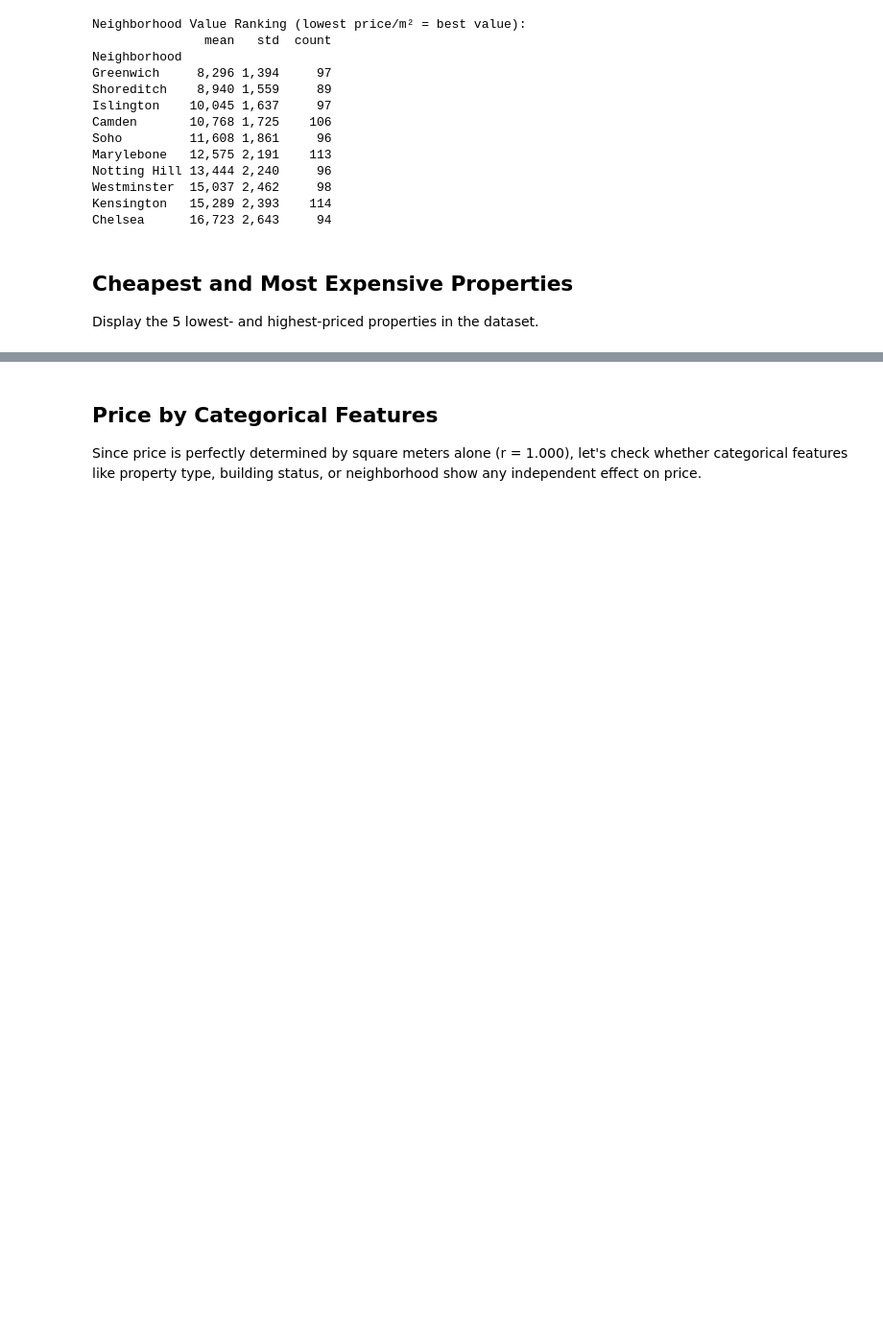
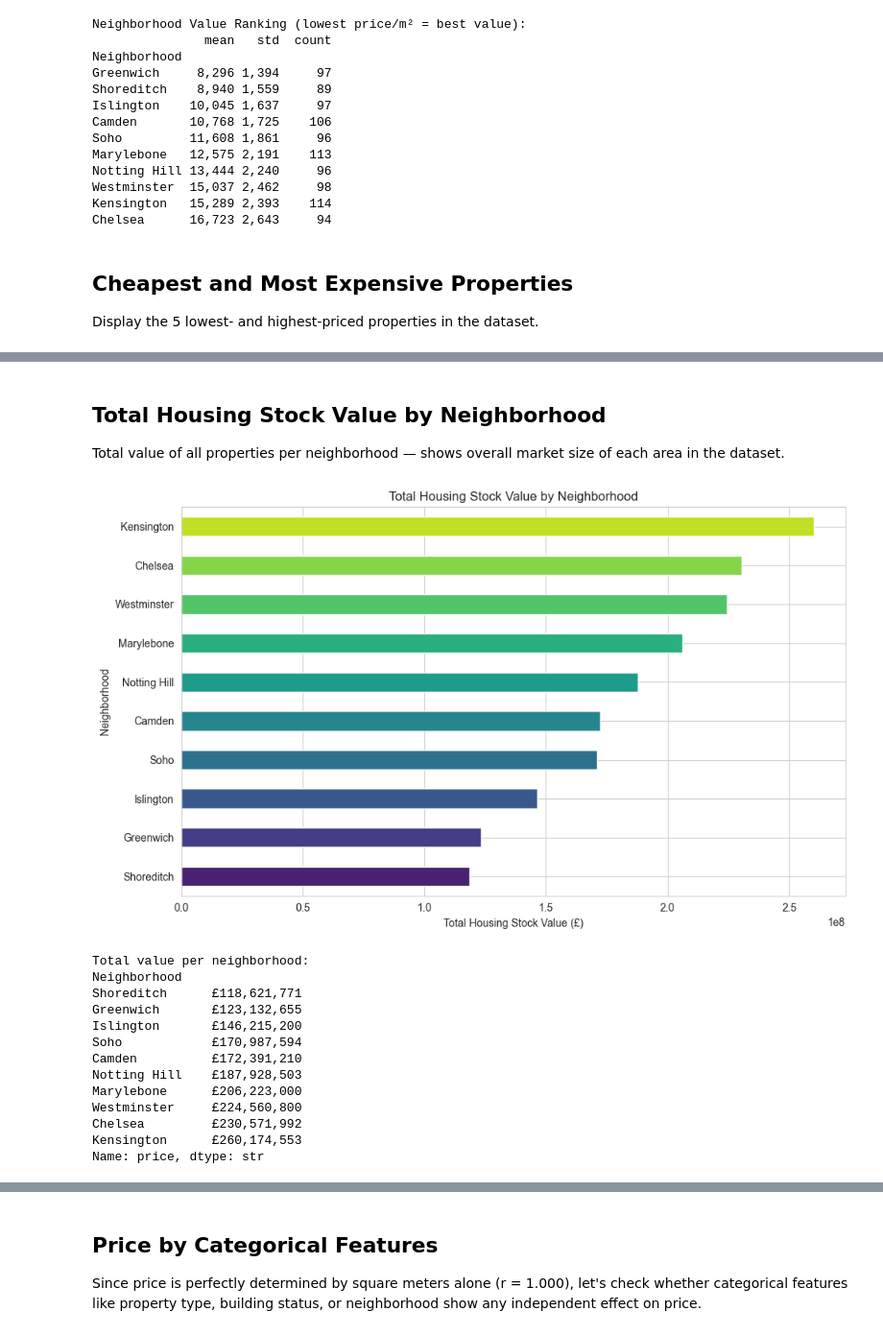
Before and after one commit to Yaroslav-K-V/applied-data-science, a Jupyter notebook: DSL.ipynb, the cells around one changed output, grey strips where cells are left out. Shown at 96% size. Cells and saved outputs as stored; diff of their text form; code cells hidden in the pictures; blank space fills up the shorter version.

```diff
--- a/DSL.ipynb
+++ b/DSL.ipynb
@@ -276,0 +311,32 @@ display(df.sort_values("price", ascending=False).head())
+# %% [markdown]
+## Total Housing Stock Value by Neighborhood
+
+Total value of all properties per neighborhood — shows overall market size of each area in the dataset.
+# %%
+total_value = df.groupby("Neighborhood")["price"].sum().sort_values()
+
+plt.figure(figsize=(10, 6))
+total_value.plot(kind="barh", color=sns.color_palette("viridis", len(total_value)))
+plt.xlabel("Total Housing Stock Value (\u00a3)")
+plt.ylabel("Neighborhood")
+plt.title("Total Housing Stock Value by Neighborhood")
+plt.tight_layout()
+plt.show()
+
+print("Total value per neighborhood:")
+print(total_value.map("\u00a3{:,.0f}".format))
+# %% [output]
+[figure, added]
+Total value per neighborhood:
+Neighborhood
+Shoreditch      £118,621,771
+Greenwich       £123,132,655
+Islington       £146,215,200
+Soho            £170,987,594
+Camden          £172,391,210
+Notting Hill    £187,928,503
+Marylebone      £206,223,000
+Westminster     £224,560,800
+Chelsea         £230,571,992
+Kensington      £260,174,553
+Name: price, dtype: str
```
Also changed, not shown: parts of 43 cells of this notebook.
